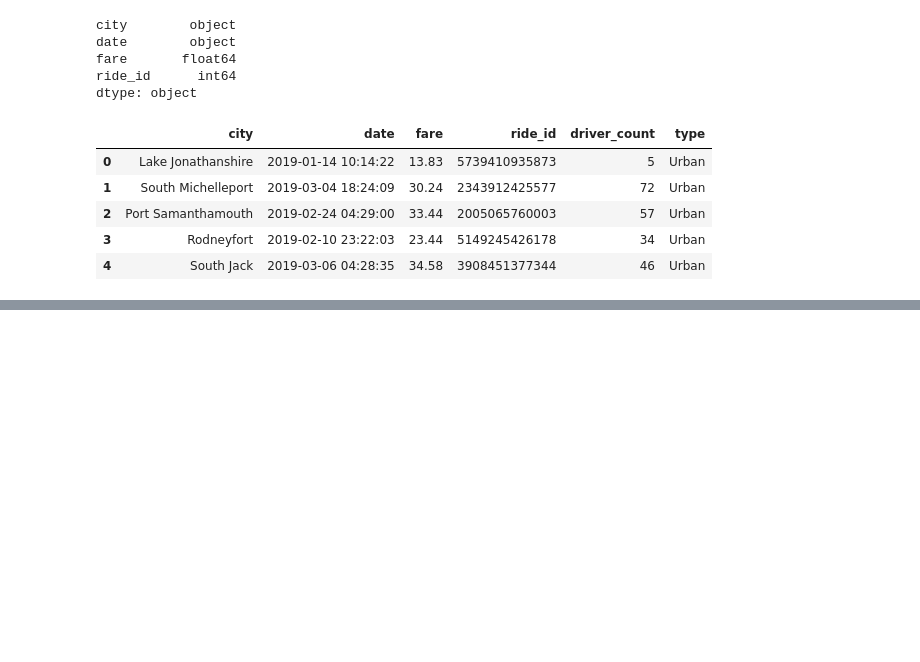
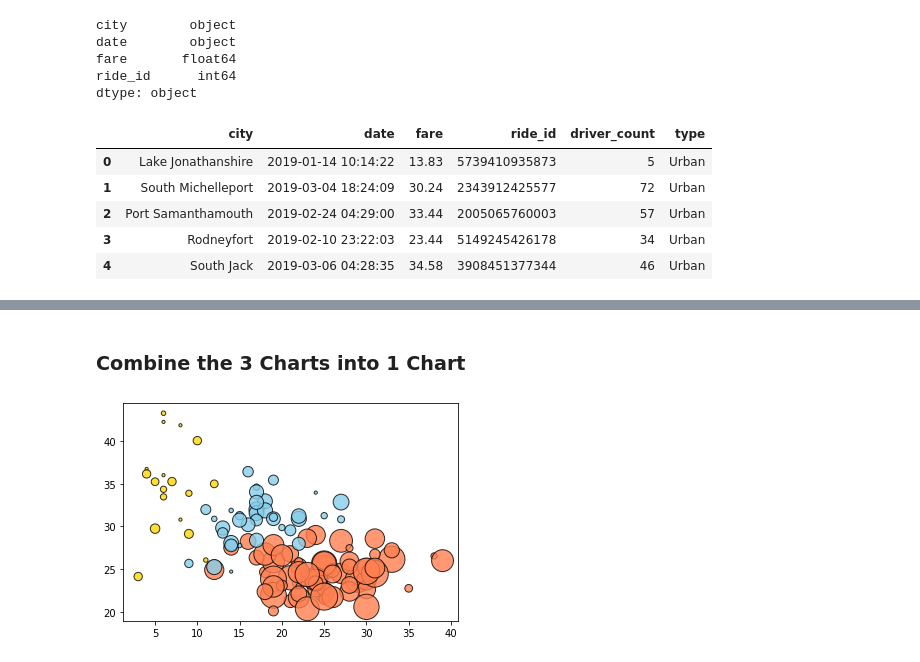
Before and after one commit to DavidGGonzalez/PyBer_Analysis, a Jupyter notebook: PyBer.ipynb, the cells around one changed output, grey strips where cells are left out. Saved outputs shown, nothing was run; the diff lists cells and outputs as text; code cells hidden in the pictures; blank space fills up the shorter version.

```diff
--- a/PyBer.ipynb
+++ b/PyBer.ipynb
@@ -132,0 +278,10 @@ pyber_data_df.head()
+# %% [markdown]
+### Combine the 3 Charts into 1 Chart
+# %%
+plt.scatter(urban_ride_count, urban_avg_fare, s=10*urban_driver_count, c="coral", edgecolor="black", linewidths=1, alpha=0.8, label="Urban")
+plt.scatter(suburban_ride_count, suburban_avg_fare, s=10*suburban_driver_count, c="skyblue", edgecolor="black", linewidths=1, alpha=0.8, label="Suburban")
+plt.scatter(rural_ride_count, rural_avg_fare, s=10*rural_driver_count, c="gold", edgecolor="black", linewidths=1, alpha=0.8, label="Rural")
+
+plt.show()
+# %% [output]
+[figure, added]
```
Also changed, not shown: parts of 16 cells of this notebook, 2 other files.
